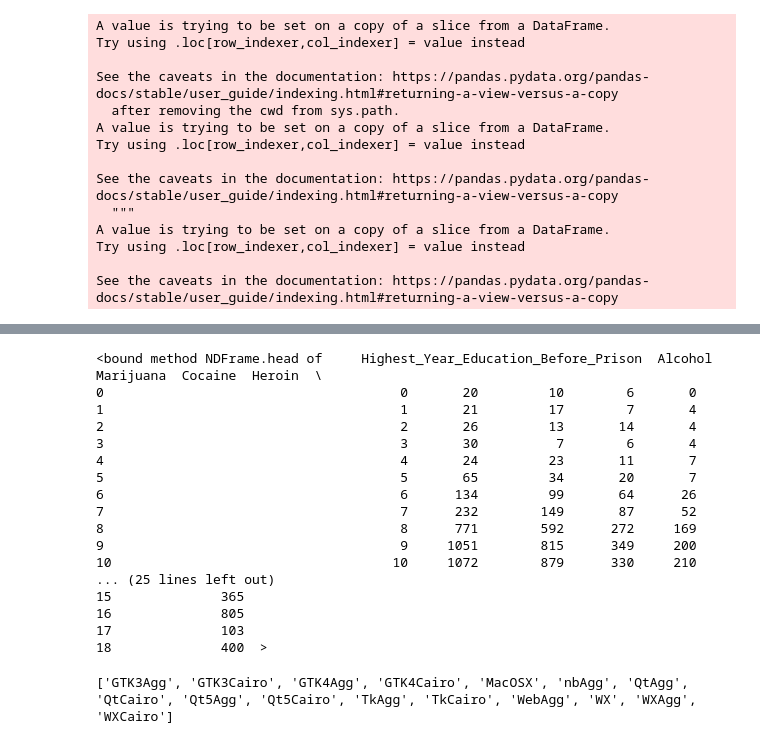
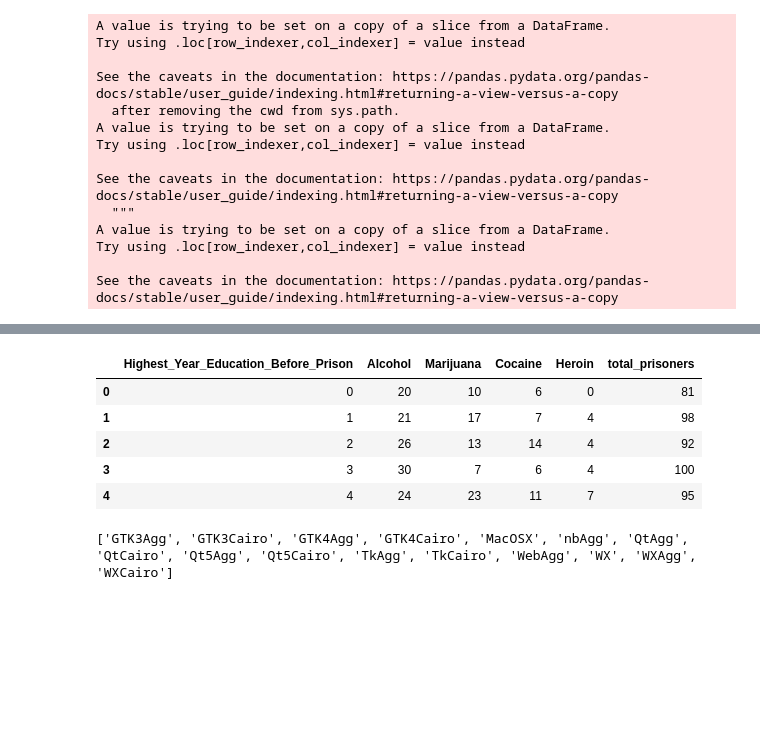
Before and after one commit to Philenku/Stats-401-Final-Project, a Jupyter notebook: visual5.ipynb, the cells around one changed output, grey strips where cells are left out. Saved outputs shown, nothing was run; the diff lists cells and outputs as text; code cells hidden in the pictures; blank space fills up the shorter version.

```diff
--- a/visual5.ipynb
+++ b/visual5.ipynb
@@ -73,26 +73,15 @@ df = df[~df.Highest_Year_Education_Before_Prison.isin(na_values)]
 # %%
 drug_data = df.groupby('Highest_Year_Education_Before_Prison')["Alcohol", 'Marijuana', 'Cocaine', 'Heroin'].apply(lambda r: r[r==1].count())
 drug_data["total_prisoners"] = df.groupby('Highest_Year_Education_Before_Prison')['Alcohol'].count().values
 drug_data.reset_index(inplace=True)
-drug_data.head
+drug_data.head()
 # %% [output]
-<bound method NDFrame.head of     Highest_Year_Education_Before_Prison  Alcohol  Marijuana  Cocaine  Heroin  \
-0                                      0       20         10        6       0
-1                                      1       21         17        7       4
-2                                      2       26         13       14       4
-3                                      3       30          7        6       4
-4                                      4       24         23       11       7
-5                                      5       65         34       20       7
-6                                      6      134         99       64      26
-7                                      7      232        149       87      52
-8                                      8      771        592      272     169
-9                                      9     1051        815      349     200
-10                                    10     1072        879      330     210
-... (25 lines left out)
-15              365
-16              805
-17              103
-18              400  >
+|  | Highest_Year_Education_Before_Prison | Alcohol | Marijuana | Cocaine | Heroin | total_prisoners |
+| 0 | 0 | 20 | 10 | 6 | 0 | 81 |
+| 1 | 1 | 21 | 17 | 7 | 4 | 98 |
+| 2 | 2 | 26 | 13 | 14 | 4 | 92 |
+| 3 | 3 | 30 | 7 | 6 | 4 | 100 |
+| 4 | 4 | 24 | 23 | 11 | 7 | 95 |
 # %%
 import matplotlib
 print(matplotlib.rcsetup.interactive_bk)
```
Also changed, not shown: parts of 4 cells of this notebook, 18 other files.
